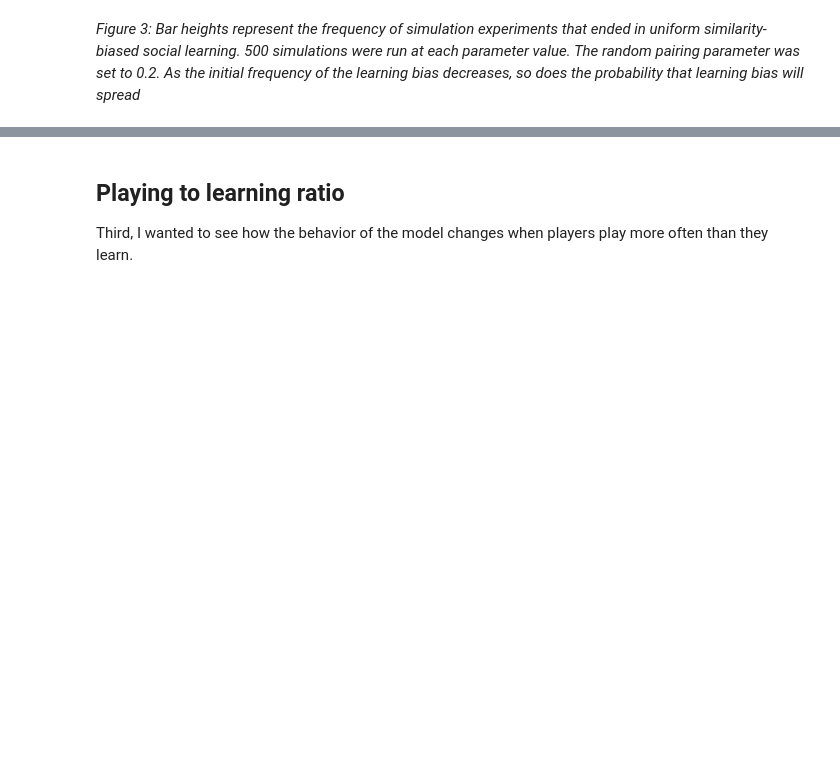
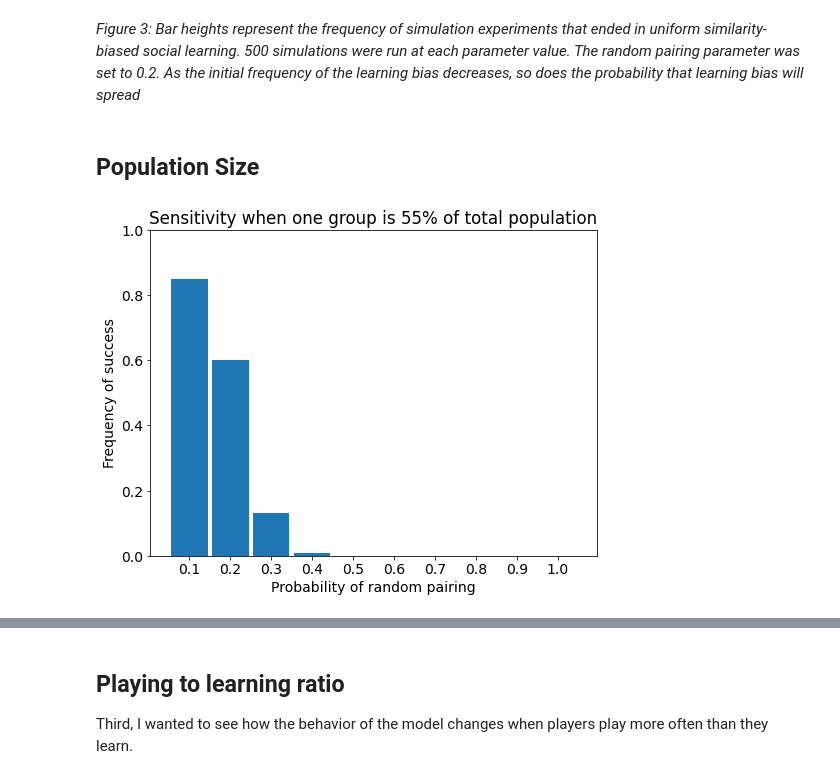
Before and after one commit to daniel-saunders-phil/dowry-game, a Jupyter notebook: Reproducible_data_analysis_similiarity_bias.ipynb, the cells around one changed output, grey strips where cells are left out. Saved outputs shown, nothing was run; the diff lists cells and outputs as text; code cells hidden in the pictures; blank space fills up the shorter version.

```diff
--- a/Reproducible_data_analysis_similiarity_bias.ipynb
+++ b/Reproducible_data_analysis_similiarity_bias.ipynb
@@ -190,3 +229,52 @@ plt.show()
 ended in uniform similarity-biased social learning. 500 simulations were run
 at each parameter value. The random pairing parameter was set to 0.2. As
 the initial frequency of the learning bias decreases, so does the probability that learning bias will spread*
+# %% [markdown]
+## Population Size
+# %%
+url = "https://raw.githubusercontent.com/daniel-saunders-phil/dowry-game/main/data/ethnicity%20bias%20learning%20-%20bjps%20revisions%20-%20varying%20population%20sizes%20sensitivity_to_random_pairing_majority_minority-table.csv"
+
+data = pd.read_csv(url,header=6)
+data
+
+selector = data['shift'] == 0.1
+data = data[selector]
+
+# check to see if the experiment worked properly
+# trials should either end in success? = true or collapse? = true.
+# trials that hit the time limit (5000 steps) do not provide a clear picture.
+
+time_limit = data['[step]'] == 5000
+#print('num hit time limit:',np.sum(time_limit))
+
+# pull out the success column
+# and the pairing column
+
+success = data["success?"]
+pairing = data["random-pairing"]
+
+# for each of the random pairing parameter values simulated,
+# pull out the subset of the data and find the mean
+# success rate
+
+params = [0.1,0.2,0.3,0.4,0.5,0.6,0.7,0.8,0.9,1]
+
+success_by_pairing = [success[pairing == p] for p in params]
+mean_success_by_pairing_param = [np.mean(l) for l in success_by_pairing]
+
+mean_success_by_pairing_param
+
+# generate a bar chart from mean_success_by_pairing_params
+
+plt.bar(params,mean_success_by_pairing_param,width=.09)
+
+# add labels and aesthetic features
+
+plt.xticks(params)
+plt.ylabel('Frequency of success')
+plt.xlabel('Probability of random pairing')
+plt.title('Sensitivity when one group is 55% of total population')
+plt.ylim(0,1)
+plt.show()
+# %% [output]
+[figure, added]
```
Also changed, not shown: parts of 6 cells of this notebook.
